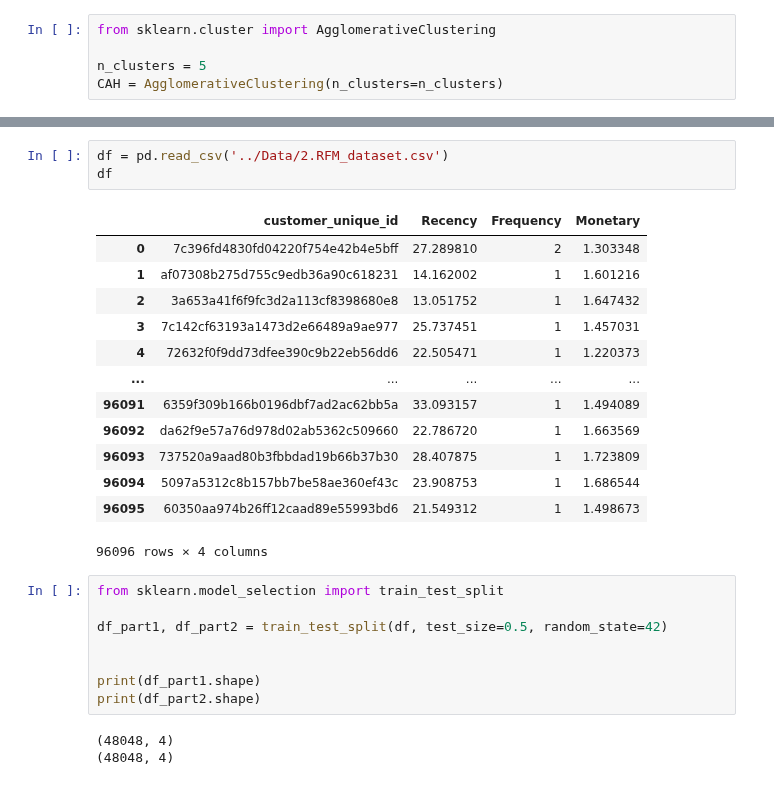
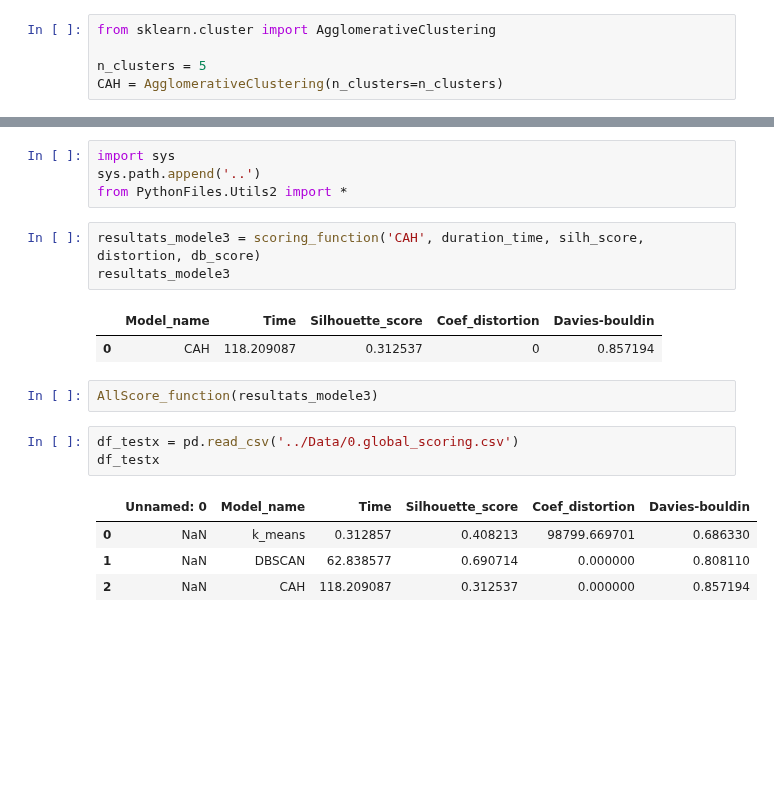
Before and after one commit to HaDock404/CustomerSegmentation, a Jupyter notebook: Notebook/3.CAH.ipynb, the cells around one changed output, grey strips where cells are left out. Saved outputs shown, nothing was run; the diff lists cells and outputs as text; blank space fills up the shorter version.

```diff
--- a/Notebook/3.CAH.ipynb
+++ b/Notebook/3.CAH.ipynb
@@ -319,28 +174,20 @@ plt.show()
+# %%
+import sys
+sys.path.append('..')
+from PythonFiles.Utils2 import *
+# %%
+resultats_modele3 = scoring_function('CAH', duration_time, silh_score, distortion, db_score)
+resultats_modele3
+# %% [output]
+|  | Model_name | Time | Silhouette_score | Coef_distortion | Davies-bouldin |
+| 0 | CAH | 118.209087 | 0.312537 | 0 | 0.857194 |
+# %%
+AllScore_function(resultats_modele3)
 # %%
-df = pd.read_csv('../Data/2.RFM_dataset.csv')
-df
+df_testx = pd.read_csv('../Data/0.global_scoring.csv')
+df_testx
 # %% [output]
-|  | customer_unique_id | Recency | Frequency | Monetary |
-| 0 | 7c396fd4830fd04220f754e42b4e5bff | 27.289810 | 2 | 1.303348 |
-| 1 | af07308b275d755c9edb36a90c618231 | 14.162002 | 1 | 1.601216 |
-| 2 | 3a653a41f6f9fc3d2a113cf8398680e8 | 13.051752 | 1 | 1.647432 |
-| 3 | 7c142cf63193a1473d2e66489a9ae977 | 25.737451 | 1 | 1.457031 |
-| 4 | 72632f0f9dd73dfee390c9b22eb56dd6 | 22.505471 | 1 | 1.220373 |
-| ... | ... | ... | ... | ... |
-| 96091 | 6359f309b166b0196dbf7ad2ac62bb5a | 33.093157 | 1 | 1.494089 |
-| 96092 | da62f9e57a76d978d02ab5362c509660 | 22.786720 | 1 | 1.663569 |
-| 96093 | 737520a9aad80b3fbbdad19b66b37b30 | 28.407875 | 1 | 1.723809 |
-| 96094 | 5097a5312c8b157bb7be58ae360ef43c | 23.908753 | 1 | 1.686544 |
-| 96095 | 60350aa974b26ff12caad89e55993bd6 | 21.549312 | 1 | 1.498673 |
+|  | Unnamed: 0 | Model_name | Time | Silhouette_score | Coef_distortion | Davies-bouldin |
+| 0 | NaN | k_means | 0.312857 | 0.408213 | 98799.669701 | 0.686330 |
+| 1 | NaN | DBSCAN | 62.838577 | 0.690714 | 0.000000 | 0.808110 |
+| 2 | NaN | CAH | 118.209087 | 0.312537 | 0.000000 | 0.857194 |
-96096 rows × 4 columns
-# %%
-from sklearn.model_selection import train_test_split
-
-df_part1, df_part2 = train_test_split(df, test_size=0.5, random_state=42)
-
-
-print(df_part1.shape)
-print(df_part2.shape)
-# %% [output]
-(48048, 4)
-(48048, 4)
```
Also changed, not shown: parts of 31 cells of this notebook, 7 other files.
